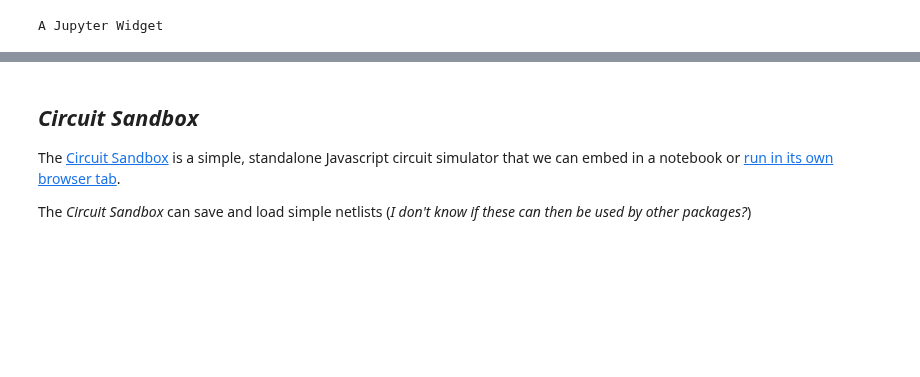
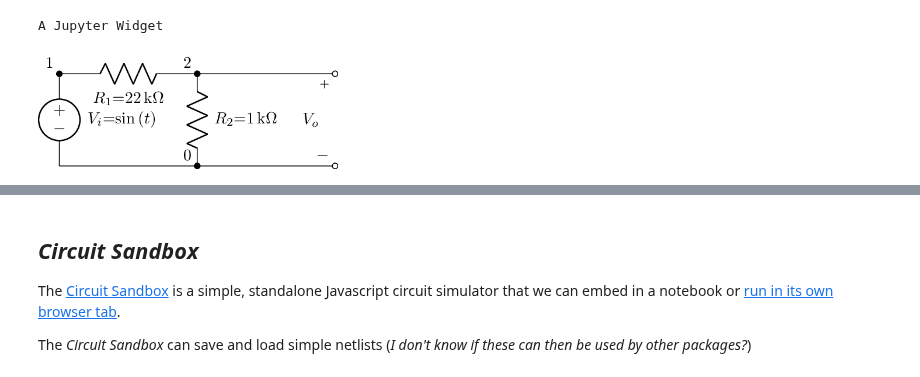
Before and after one commit to psychemedia/showntell, a Jupyter notebook: index_electronics.ipynb, the cells around one changed output, grey strips where cells are left out. Cells and saved outputs as stored; diff of their text form; code cells hidden in the pictures; blank space fills up the shorter version.

Commit message:
add sinusoidal input analysis example

```diff
--- a/index_electronics.ipynb
+++ b/index_electronics.ipynb
@@ -183,3 +182,24 @@ def response(R=1):
     cct.draw()
 # %% [output]
 A Jupyter Widget
+# %%
+#Example from http://lcapy.elec.canterbury.ac.nz/schematics.html#introduction
+sch='''
+Vi 1 0_1 {sin(t)}; down
+R1 1 2 22e3; right, size=1.5
+R2 2 0 1e3; down
+P1 2_2 0_2; down, v=V_{o}
+W 2 2_2; right, size=1.5
+W 0_1 0; right
+W 0 0_2; right
+'''
+
+fn="voltageDivider.sch"
+with open(fn, "w") as text_file:
+    text_file.write(sch)
+
+cct = Circuit(fn)
+cct.draw(style='american') #american, british, european
+#I wonder if we could blend the styles to make an OU style?
+# %% [output]
+[figure, added]
```
Also changed, not shown: parts of 7 cells of this notebook.
